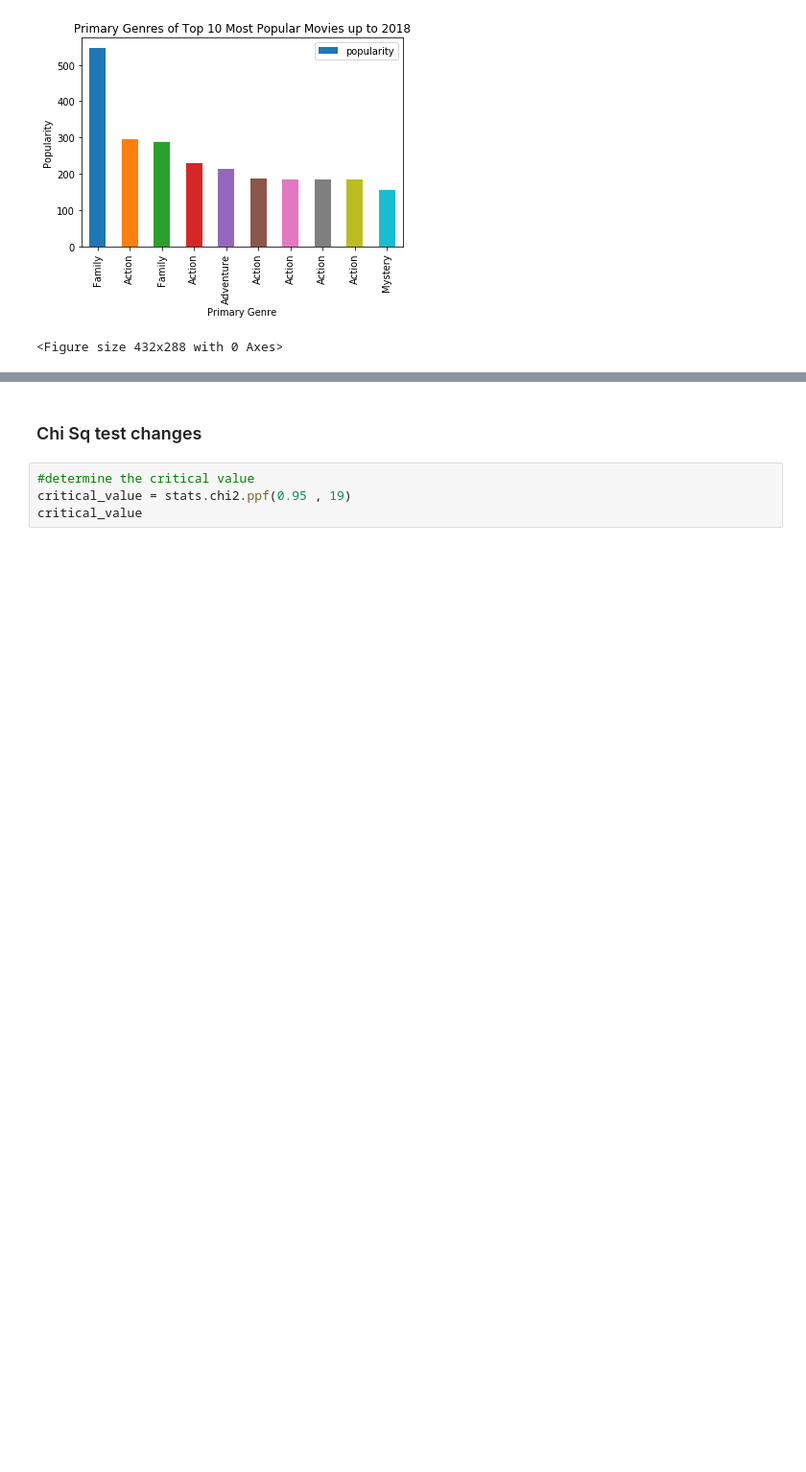
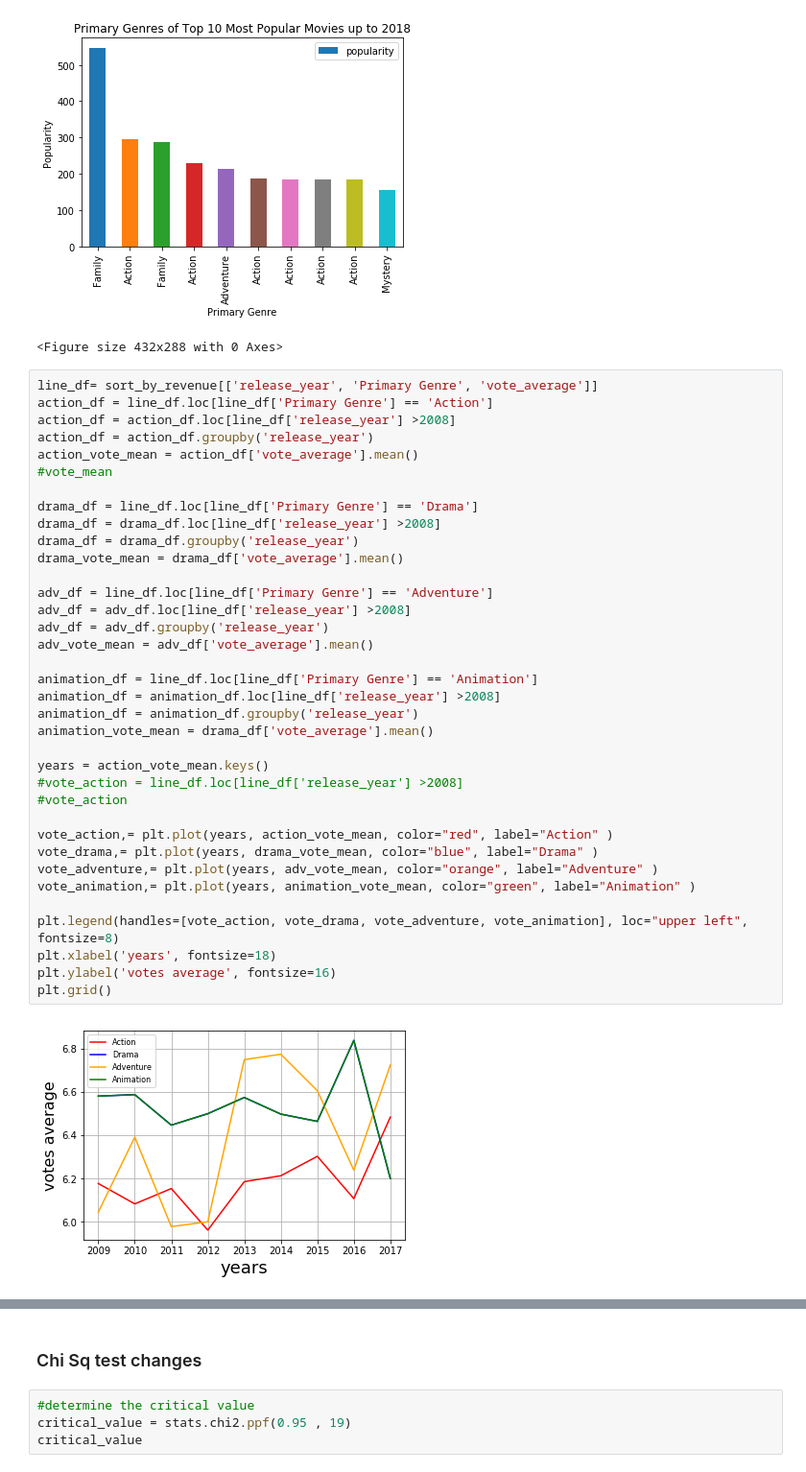
Before and after one commit to sarahshelden/Project1DataScience, a Jupyter notebook: movies.ipynb, the cells around one changed output, grey strips where cells are left out. Shown at 96% size. Saved outputs shown, nothing was run; the diff lists cells and outputs as text; blank space fills up the shorter version.

```diff
--- a/movies.ipynb
+++ b/movies.ipynb
@@ -482,3 +429,41 @@ plt.tight_layout()
 # %% [output]
 [figure]
 <Figure size 432x288 with 0 Axes>
+# %%
+line_df= sort_by_revenue[['release_year', 'Primary Genre', 'vote_average']]
+action_df = line_df.loc[line_df['Primary Genre'] == 'Action']
+action_df = action_df.loc[line_df['release_year'] >2008]
+action_df = action_df.groupby('release_year')
+action_vote_mean = action_df['vote_average'].mean()
+#vote_mean
+
+drama_df = line_df.loc[line_df['Primary Genre'] == 'Drama']
+drama_df = drama_df.loc[line_df['release_year'] >2008]
+drama_df = drama_df.groupby('release_year')
+drama_vote_mean = drama_df['vote_average'].mean()
+
+adv_df = line_df.loc[line_df['Primary Genre'] == 'Adventure']
+adv_df = adv_df.loc[line_df['release_year'] >2008]
+adv_df = adv_df.groupby('release_year')
+adv_vote_mean = adv_df['vote_average'].mean()
+
+animation_df = line_df.loc[line_df['Primary Genre'] == 'Animation']
+animation_df = animation_df.loc[line_df['release_year'] >2008]
+animation_df = animation_df.groupby('release_year')
+animation_vote_mean = drama_df['vote_average'].mean()
+
+years = action_vote_mean.keys()
+#vote_action = line_df.loc[line_df['release_year'] >2008]
+#vote_action
+
+vote_action,= plt.plot(years, action_vote_mean, color="red", label="Action" )
+vote_drama,= plt.plot(years, drama_vote_mean, color="blue", label="Drama" )
+vote_adventure,= plt.plot(years, adv_vote_mean, color="orange", label="Adventure" )
+vote_animation,= plt.plot(years, animation_vote_mean, color="green", label="Animation" )
+
+plt.legend(handles=[vote_action, vote_drama, vote_adventure, vote_animation], loc="upper left", fontsize=8)
+plt.xlabel('years', fontsize=18)
+plt.ylabel('votes average', fontsize=16)
+plt.grid()
+# %% [output]
+[figure, added]
```
Also changed, not shown: parts of 20 cells of this notebook.
